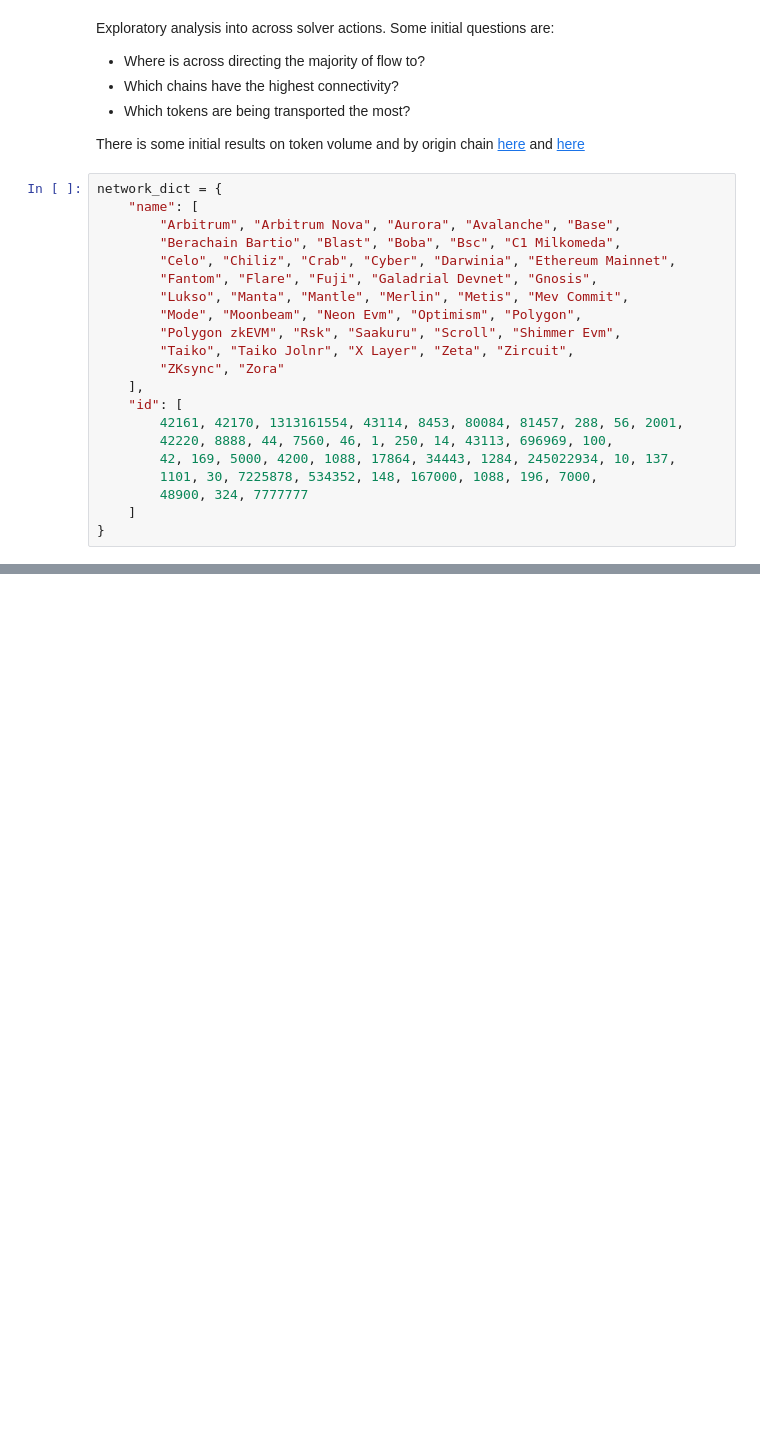
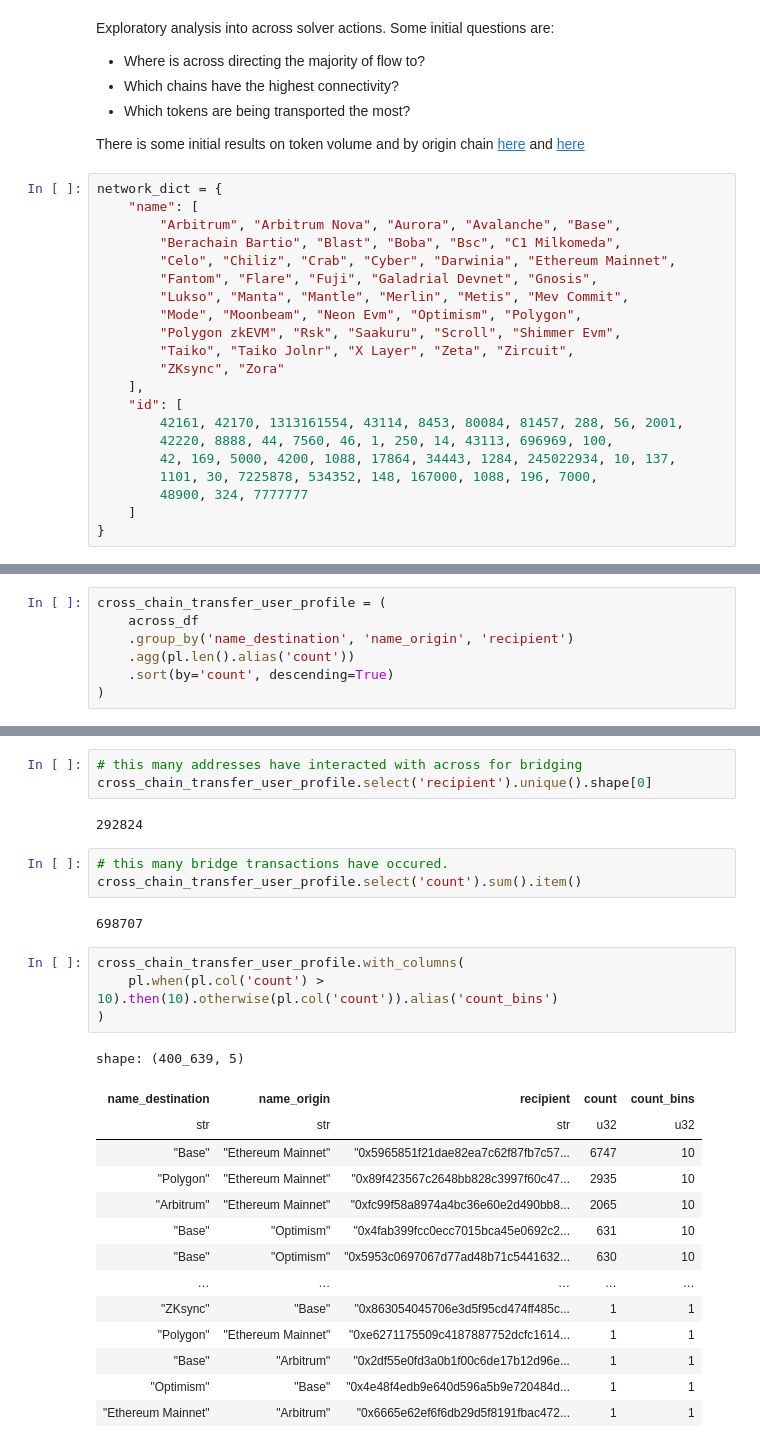
Before and after one commit to Evan-Kim2028/solver_analytics, a Jupyter notebook: eth_solvers.ipynb, the cells around one changed output, grey strips where cells are left out. Cells and saved outputs as stored; diff of their text form; blank space fills up the shorter version.

```diff
--- a/eth_solvers.ipynb
+++ b/eth_solvers.ipynb
@@ -86,0 +210,7 @@ shape: (9, 3)
+# %%
+cross_chain_transfer_user_profile = (
+    across_df
+    .group_by('name_destination', 'name_origin', 'recipient')
+    .agg(pl.len().alias('count'))
+    .sort(by='count', descending=True)
+)
@@ -86,0 +253,29 @@ shape: (9, 3)
+# %%
+# this many addresses have interacted with across for bridging
+cross_chain_transfer_user_profile.select('recipient').unique().shape[0]
+# %% [output]
+292824
+# %%
+# this many bridge transactions have occured.
+cross_chain_transfer_user_profile.select('count').sum().item()
+# %% [output]
+698707
+# %%
+cross_chain_transfer_user_profile.with_columns(
+    pl.when(pl.col('count') > 10).then(10).otherwise(pl.col('count')).alias('count_bins')
+)
+# %% [output]
+shape: (400_639, 5)
+| name_destination | name_origin | recipient | count | count_bins |
+| str | str | str | u32 | u32 |
+| "Base" | "Ethereum Mainnet" | "0x5965851f21dae82ea7c62f87fb7c57... | 6747 | 10 |
+| "Polygon" | "Ethereum Mainnet" | "0x89f423567c2648bb828c3997f60c47... | 2935 | 10 |
+| "Arbitrum" | "Ethereum Mainnet" | "0xfc99f58a8974a4bc36e60e2d490bb8... | 2065 | 10 |
+| "Base" | "Optimism" | "0x4fab399fcc0ecc7015bca45e0692c2... | 631 | 10 |
+| "Base" | "Optimism" | "0x5953c0697067d77ad48b71c5441632... | 630 | 10 |
+| … | … | … | … | … |
+| "ZKsync" | "Base" | "0x863054045706e3d5f95cd474ff485c... | 1 | 1 |
+| "Polygon" | "Ethereum Mainnet" | "0xe6271175509c4187887752dcfc1614... | 1 | 1 |
+| "Base" | "Arbitrum" | "0x2df55e0fd3a0b1f00c6de17b12d96e... | 1 | 1 |
+| "Optimism" | "Base" | "0x4e48f4edb9e640d596a5b9e720484d... | 1 | 1 |
+| "Ethereum Mainnet" | "Arbitrum" | "0x6665e62ef6f6db29d5f8191fbac472... | 1 | 1 |
```
Also changed, not shown: parts of 22 cells of this notebook.
